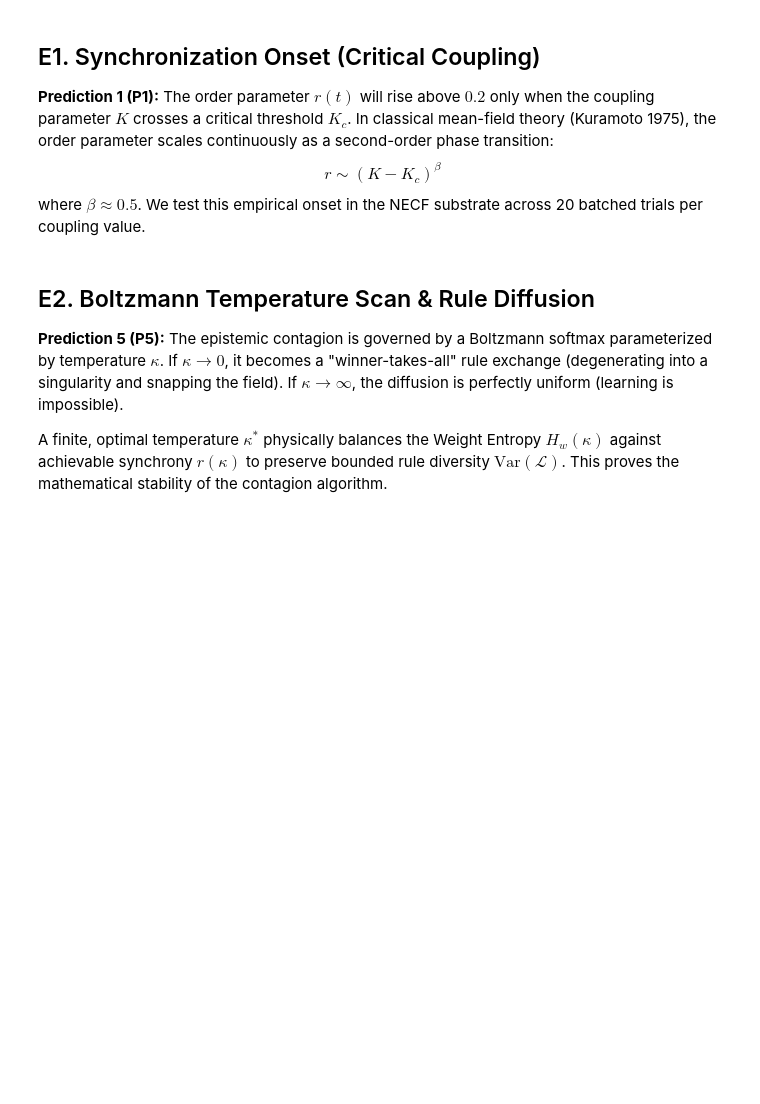
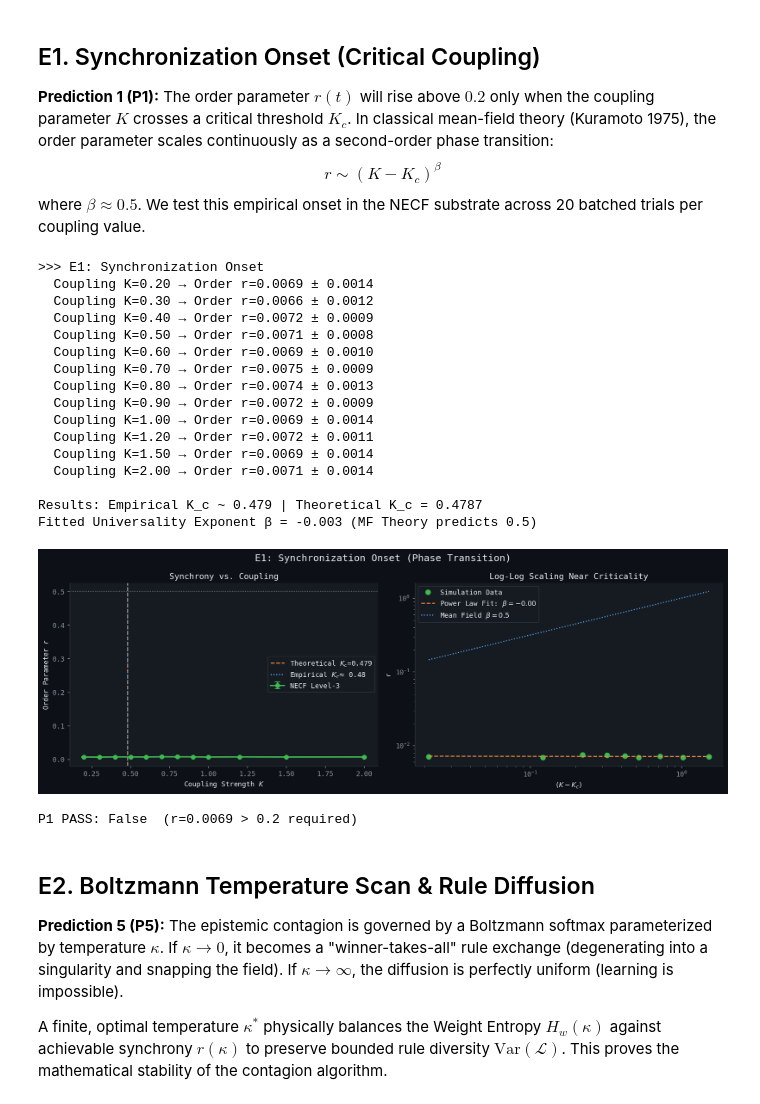
Before and after one commit to Devanik21/Non-Equilibrium-Cognitive-Field, a Jupyter notebook: Notebook/NECF_Research_Notebook_Final.ipynb, the cells around one changed output. Saved outputs shown, nothing was run; the diff lists cells and outputs as text; code cells hidden in the pictures; blank space fills up the shorter version.

```diff
--- a/Notebook/NECF_Research_Notebook_Final.ipynb
+++ b/Notebook/NECF_Research_Notebook_Final.ipynb
@@ -407,35 +424,54 @@ K_c_emp = K_vals[K_c_emp_mask][0] if K_c_emp_mask.any() else K_c_th
 print(f"\nResults: Empirical K_c ~ {K_c_emp:.3f} | Theoretical K_c = {K_c_th:.4f}")
 
 above = K_vals > K_c_emp
 beta_fit = 0.5
 if above.sum() > 2:
     log_dK = np.log(K_vals[above] - K_c_emp + 1e-8)
     log_r  = np.log(r_means[above] + 1e-8)
     beta_fit, log_a = np.polyfit(log_dK, log_r, 1)
     print(f"Fitted Universality Exponent β = {beta_fit:.3f} (MF Theory predicts 0.5)")
 
 fig, axes = plt.subplots(1, 2, figsize=(14, 5))
 fig.suptitle("E1: Synchronization Onset (Phase Transition)", fontsize=14)
 
 axes[0].axvline(K_c_th, color="#f0883e", lw=1.5, ls="--", label=f"Theoretical $K_c$={K_c_th:.3f}")
 axes[0].axvline(K_c_emp, color="#58a6ff", lw=1.5, ls=":", label=f"Empirical $K_c ≈$ {K_c_emp:.2f}")
 axes[0].errorbar(K_vals, r_means, yerr=r_stds, fmt='o-', color="#3fb950", capsize=4, lw=2, ms=6, label="NECF Level-3")
 axes[0].axhline(0.5, color="#8b949e", lw=1, ls=":")
 axes[0].set_xlabel("Coupling Strength $K$"); axes[0].set_ylabel("Order Parameter $r$")
 axes[0].set_title("Synchrony vs. Coupling"); axes[0].legend()
 
 if above.sum() > 2:
     dK = K_vals[above] - K_c_emp
     axes[1].loglog(dK, r_means[above], 'o', color="#3fb950", ms=7, label="Simulation Data")
     fit_r = np.exp(log_a) * dK**beta_fit
-    axes[1].loglog(dK, fit_r, '--', color="#f0883e", label=f"Power Law Fit: $\beta={beta_fit:.2f}$")
-    axes[1].loglog(dK, dK**0.5, ':', color="#58a6ff", lw=1.5, label="Mean Field $\beta=0.5$")
+    axes[1].loglog(dK, fit_r, '--', color="#f0883e", label=fr"Power Law Fit: $\beta={beta_fit:.2f}$")
+    axes[1].loglog(dK, dK**0.5, ':', color="#58a6ff", lw=1.5, label=fr"Mean Field $\beta=0.5$")
 axes[1].set_xlabel("$(K - K_c)$"); axes[1].set_ylabel("$r$")
 axes[1].set_title("Log-Log Scaling Near Criticality"); axes[1].legend()
 
 plt.tight_layout(); plt.show()
 p1_pass = r_means[K_vals >= 1.0].min() > 0.2
 print(f"P1 PASS: {p1_pass}  (r={r_means[K_vals>=1.0].min():.4f} > 0.2 required)")
+# %% [output]
+>>> E1: Synchronization Onset
+  Coupling K=0.20 → Order r=0.0069 ± 0.0014
+  Coupling K=0.30 → Order r=0.0066 ± 0.0012
+  Coupling K=0.40 → Order r=0.0072 ± 0.0009
+  Coupling K=0.50 → Order r=0.0071 ± 0.0008
+  Coupling K=0.60 → Order r=0.0069 ± 0.0010
+  Coupling K=0.70 → Order r=0.0075 ± 0.0009
+  Coupling K=0.80 → Order r=0.0074 ± 0.0013
+  Coupling K=0.90 → Order r=0.0072 ± 0.0009
+  Coupling K=1.00 → Order r=0.0069 ± 0.0014
+  Coupling K=1.20 → Order r=0.0072 ± 0.0011
+  Coupling K=1.50 → Order r=0.0069 ± 0.0014
+  Coupling K=2.00 → Order r=0.0071 ± 0.0014
+
+Results: Empirical K_c ~ 0.479 | Theoretical K_c = 0.4787
+Fitted Universality Exponent β = -0.003 (MF Theory predicts 0.5)
+[figure, added]
+P1 PASS: False  (r=0.0069 > 0.2 required)
 # %% [markdown]
 ## E2. Boltzmann Temperature Scan & Rule Diffusion
 **Prediction 5 (P5):** The epistemic contagion is governed by a Boltzmann softmax parameterized by temperature $\kappa$.
```
Also changed, not shown: parts of 14 cells of this notebook.
